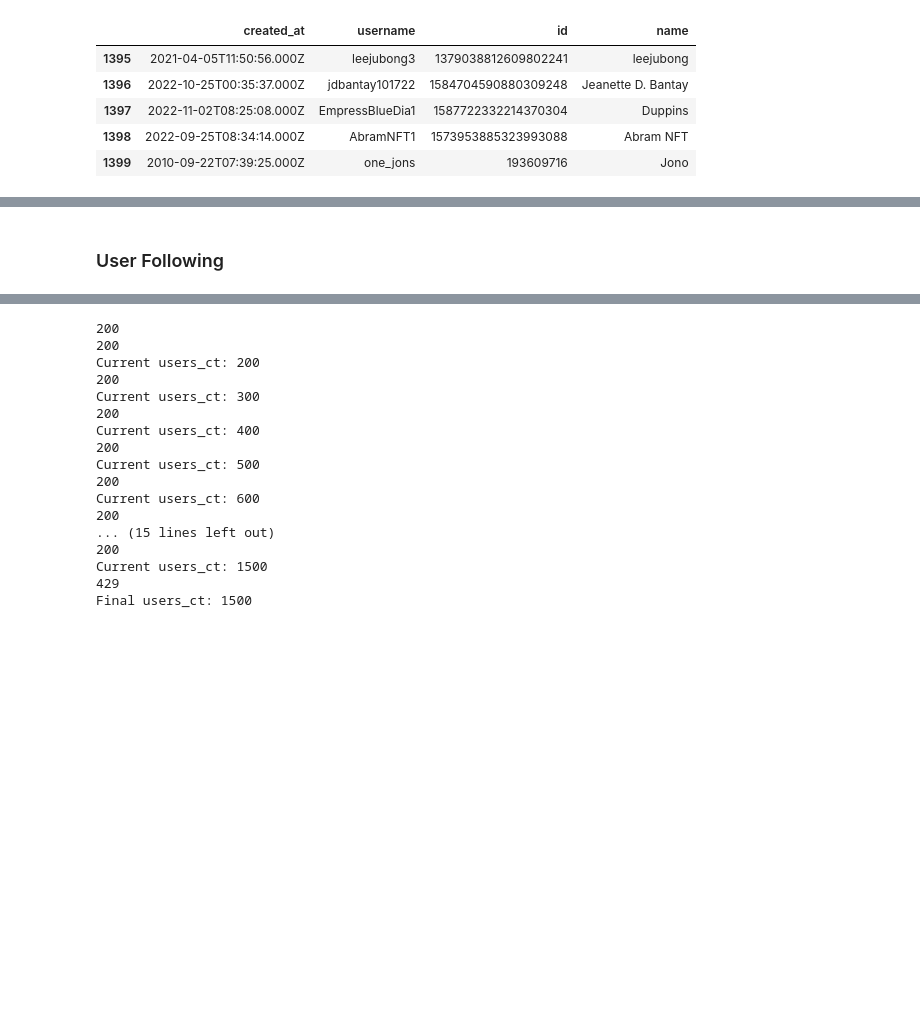
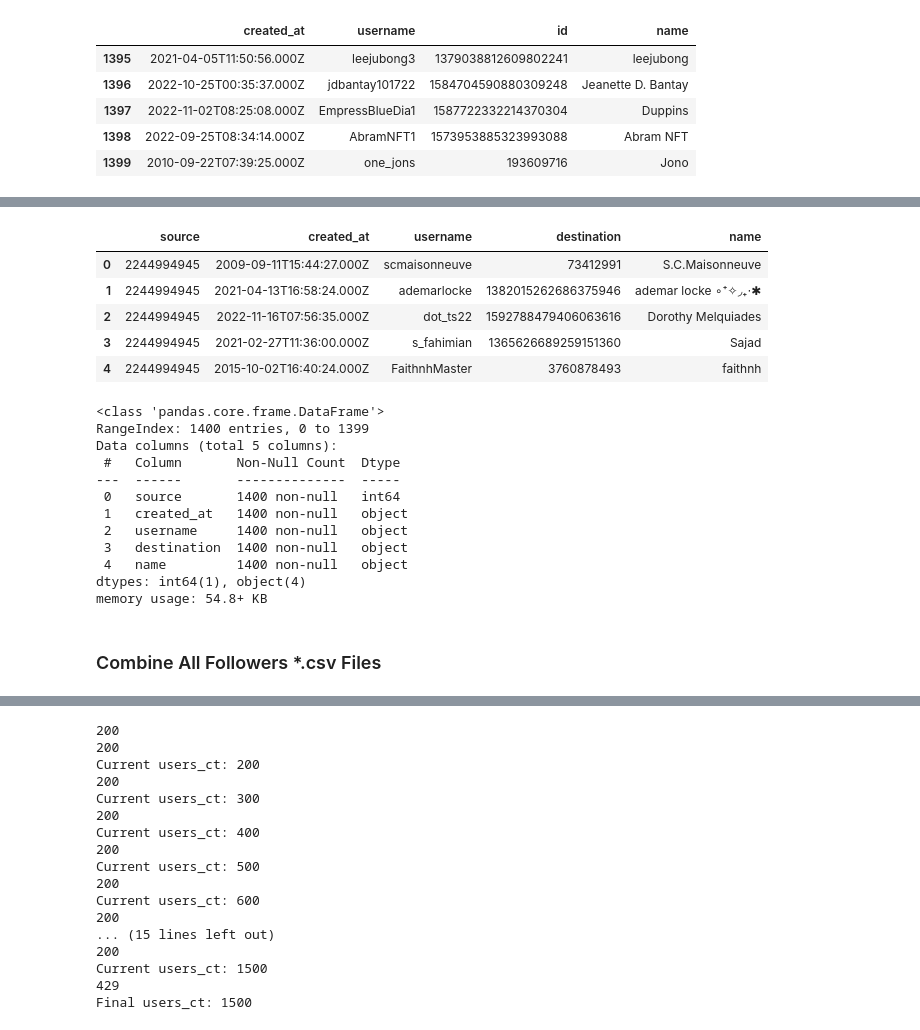
Before and after one commit to jon-chun/scrape-social-medias, a Jupyter notebook: scrape_twitter_usgovs_simple.ipynb, the cells around one changed output, grey strips where cells are left out. Drawn from its saved outputs; the diff is of its cells as text; code cells hidden in the pictures; blank space fills up the shorter version.

```diff
--- a/scrape_twitter_usgovs_simple.ipynb
+++ b/scrape_twitter_usgovs_simple.ipynb
@@ -613,7 +647,31 @@ govs_d_followers_df.tail()
+# %%
+# Verify
+
+govs_d_followers_df.head()
+govs_d_followers_df.info()
+# %% [output]
+|  | source | created_at | username | destination | name |
+| 0 | 2244994945 | 2009-09-11T15:44:27.000Z | scmaisonneuve | 73412991 | S.C.Maisonneuve |
+| 1 | 2244994945 | 2021-04-13T16:58:24.000Z | ademarlocke | 1382015262686375946 | ademar locke ∘⁺✧◞₊⋅✱ |
+| 2 | 2244994945 | 2022-11-16T07:56:35.000Z | dot_ts22 | 1592788479406063616 | Dorothy Melquiades |
+| 3 | 2244994945 | 2021-02-27T11:36:00.000Z | s_fahimian | 1365626689259151360 | Sajad |
+| 4 | 2244994945 | 2015-10-02T16:40:24.000Z | FaithnhMaster | 3760878493 | faithnh |
+<class 'pandas.core.frame.DataFrame'>
+RangeIndex: 1400 entries, 0 to 1399
+Data columns (total 5 columns):
+ #   Column       Non-Null Count  Dtype
+---  ------       --------------  -----
+ 0   source       1400 non-null   int64
+ 1   created_at   1400 non-null   object
+ 2   username     1400 non-null   object
+ 3   destination  1400 non-null   object
+ 4   name         1400 non-null   object
+dtypes: int64(1), object(4)
+memory usage: 54.8+ KB
 # %%
 # Save
 
 filename_out = f'twitter_follower_{user_id}.csv'
 govs_d_followers_df.to_csv(filename_out, index=False)
-# %% [markdown]
-### User Following
+# %% [markdown]
+### Combine All Followers *.csv Files
```
Also changed, not shown: parts of 13 cells of this notebook, 6 other files.
